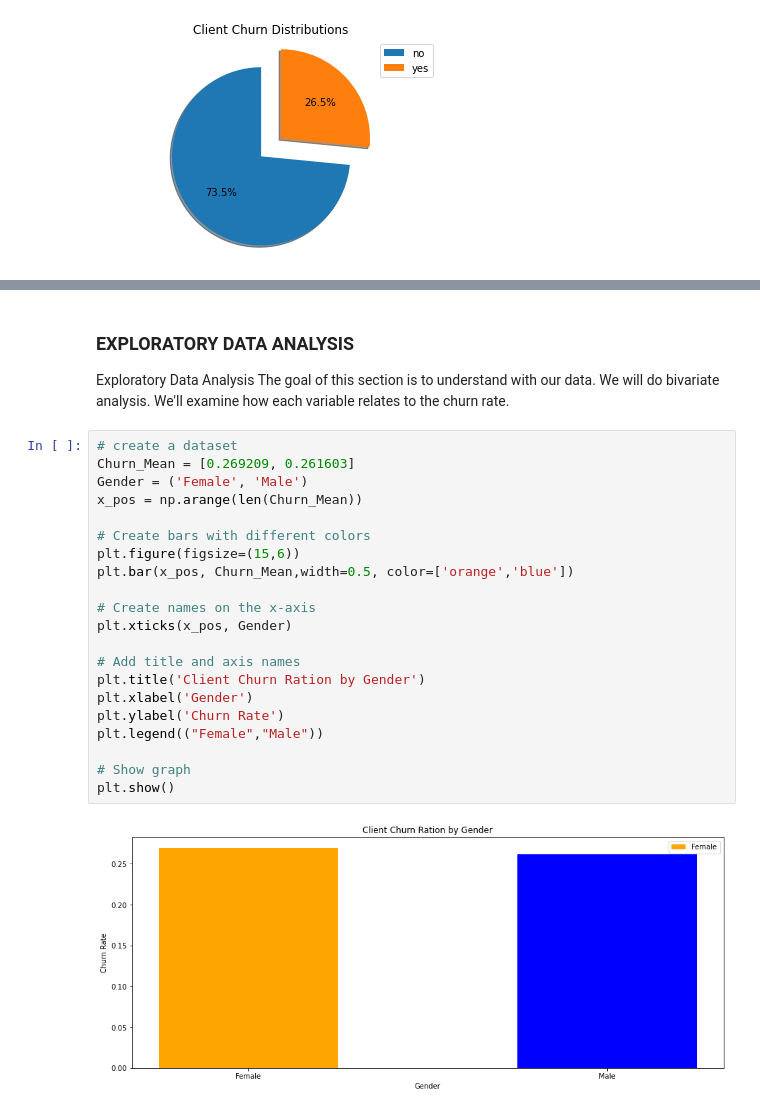
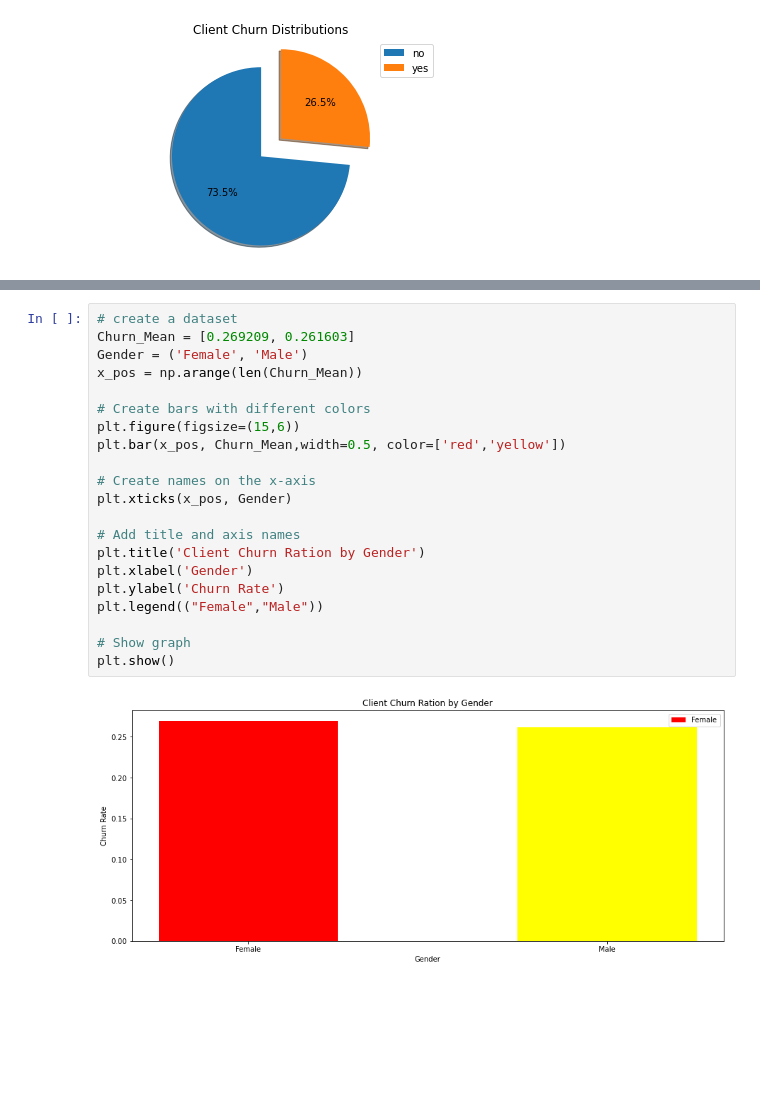
Before and after one commit to mustafabozkaya/CHURN-PREDICTION, a Jupyter notebook: curn_analisys.ipynb, the cells around one changed output, grey strips where cells are left out. Drawn from its saved outputs; the diff is of its cells as text; blank space fills up the shorter version.

Commit message:
add cell exercise for more info of data and some changes were made.

```diff
--- a/curn_analisys.ipynb
+++ b/curn_analisys.ipynb
@@ -210,26 +307,23 @@ Name: Churn, dtype: float64
-# %% [markdown]
-### EXPLORATORY DATA ANALYSIS
-Exploratory Data Analysis The goal of this section is to understand with our data. We will do bivariate analysis. We'll examine how each variable relates to the churn rate.
 # %%
 # create a dataset
 Churn_Mean = [0.269209, 0.261603]
 Gender = ('Female', 'Male')
 x_pos = np.arange(len(Churn_Mean))
 
 # Create bars with different colors
 plt.figure(figsize=(15,6))
-plt.bar(x_pos, Churn_Mean,width=0.5, color=['orange','blue'])
+plt.bar(x_pos, Churn_Mean,width=0.5, color=['red','yellow'])
 
 # Create names on the x-axis
 plt.xticks(x_pos, Gender)
 
 # Add title and axis names
 plt.title('Client Churn Ration by Gender')
 plt.xlabel('Gender')
 plt.ylabel('Churn Rate')
 plt.legend(("Female","Male"))
 
 # Show graph
 plt.show()
 # %% [output]
-[figure, old version]
+[figure, new version]
```
Also changed, not shown: parts of 22 cells of this notebook.
